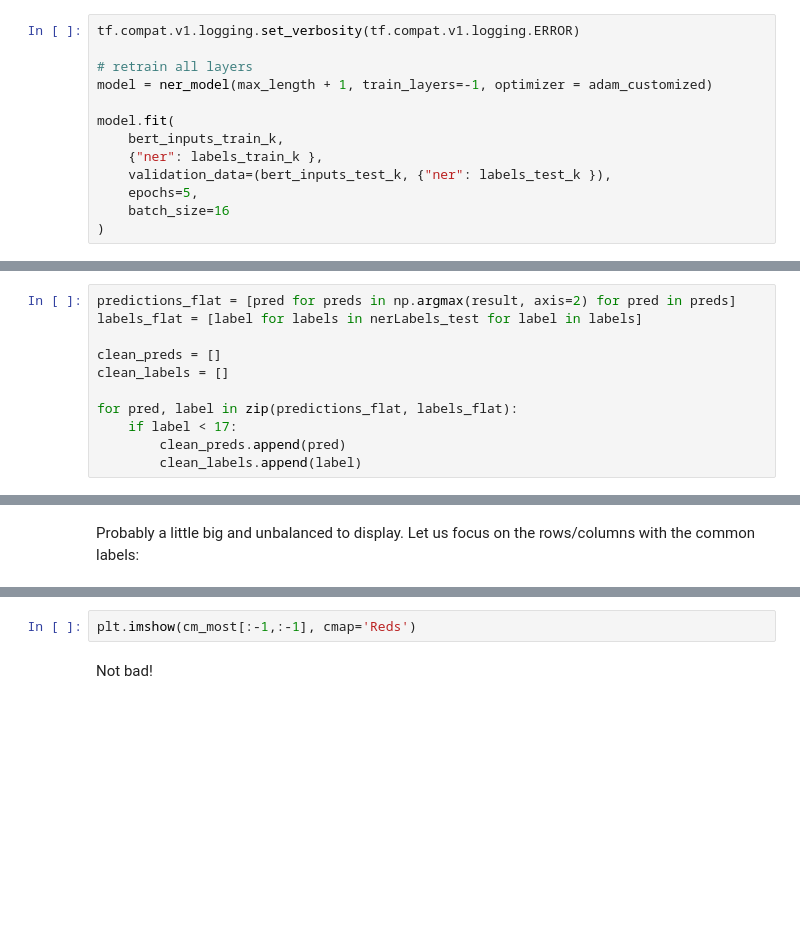
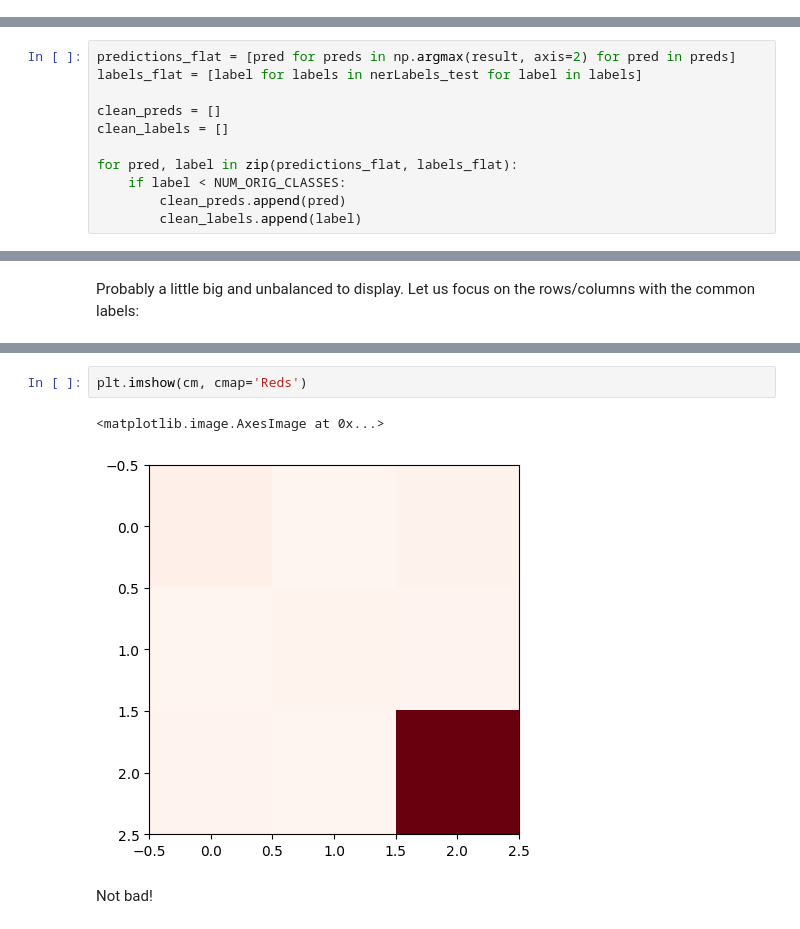
Before and after one commit to team-langbot/model_gec, a Jupyter notebook: gec_bert_plain.ipynb, the cells around one changed output, grey strips where cells are left out. Drawn from its saved outputs; the diff is of its cells as text; blank space fills up the shorter version.

```diff
--- a/gec_bert_plain.ipynb
+++ b/gec_bert_plain.ipynb
@@ -930,15 +315,2 @@ tf.keras.backend.clear_session()
 # %% [markdown]
 Let us choose to retrain the all layers of BERT and then train the model:
-# %%
-tf.compat.v1.logging.set_verbosity(tf.compat.v1.logging.ERROR)
-
-# retrain all layers
-model = ner_model(max_length + 1, train_layers=-1, optimizer = adam_customized)
-
-model.fit(
-    bert_inputs_train_k,
-    {"ner": labels_train_k },
-    validation_data=(bert_inputs_test_k, {"ner": labels_test_k }),
-    epochs=5,
-    batch_size=16
-)
@@ -1014,7 +365,7 @@ clean_preds = []
 clean_labels = []
 
 for pred, label in zip(predictions_flat, labels_flat):
-    if label < 17:
+    if label < NUM_ORIG_CLASSES:
         clean_preds.append(pred)
         clean_labels.append(label)
 # %%
@@ -1037,5 +399,8 @@ print(cm_most)
 # %%
-plt.imshow(cm_most[:-1,:-1], cmap='Reds')
+plt.imshow(cm, cmap='Reds')
+# %% [output]
+<matplotlib.image.AxesImage at 0x...>
+[figure, added]
 # %% [markdown]
 Not bad!
 # %% [markdown]
```
Also changed, not shown: parts of 152 cells of this notebook, 12 other files.
